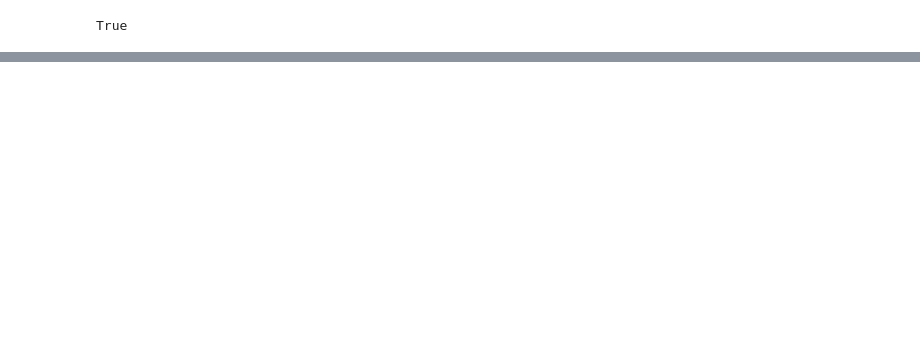
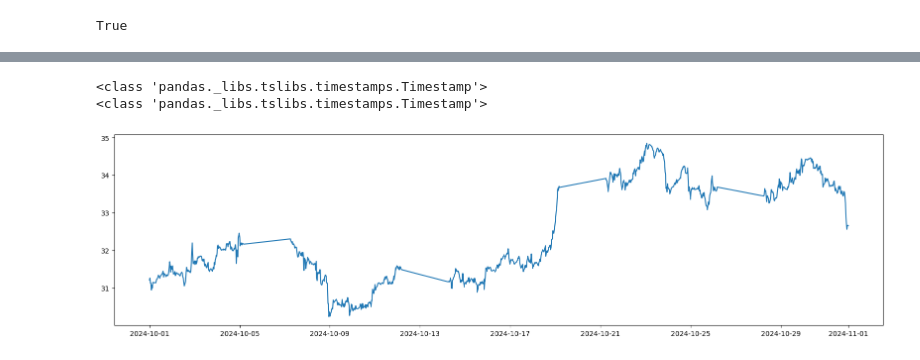
Before and after one commit to dcde22345/trading-ML, a Jupyter notebook: backtesting.ipynb, the cells around one changed output, grey strips where cells are left out. Drawn from its saved outputs; the diff is of its cells as text; code cells hidden in the pictures; blank space fills up the shorter version.

```diff
--- a/backtesting.ipynb
+++ b/backtesting.ipynb
@@ -5,7 +7,7 @@ from src.strategies.MACD_SAR_EMA200 import test_MACD_SAR_EMA200
 # %%
 timeframe = mt5.TIMEFRAME_M30
 start_time = "2024-10-1"
-end_time = "2024-10-30"
+end_time = "2024-11-1"
 # %%
 mt5.initialize()
 symbols = mt5.symbols_get()
@@ -34,0 +99,17 @@ backtesting._get_historical_data(symbol=symbol_list[1], timeframe=timeframe, sta
+# %%
+import pandas as pd
+start = pd.to_datetime('2024-10-05 00:00:00')
+end = pd.to_datetime('2024-10-09 00:00:00')
+print(type(start))
+print(type(df.iloc[1,0]))
+# %% [output]
+<class 'pandas._libs.tslibs.timestamps.Timestamp'>
+<class 'pandas._libs.tslibs.timestamps.Timestamp'>
+# %%
+import matplotlib.pyplot as plt
+
+plt.figure(figsize=[20,5])
+plt.plot(df['time'], df['close'])
+plt.show()
+# %% [output]
+[figure, added]
```
Also changed, not shown: parts of 15 cells of this notebook, 6 other files.
